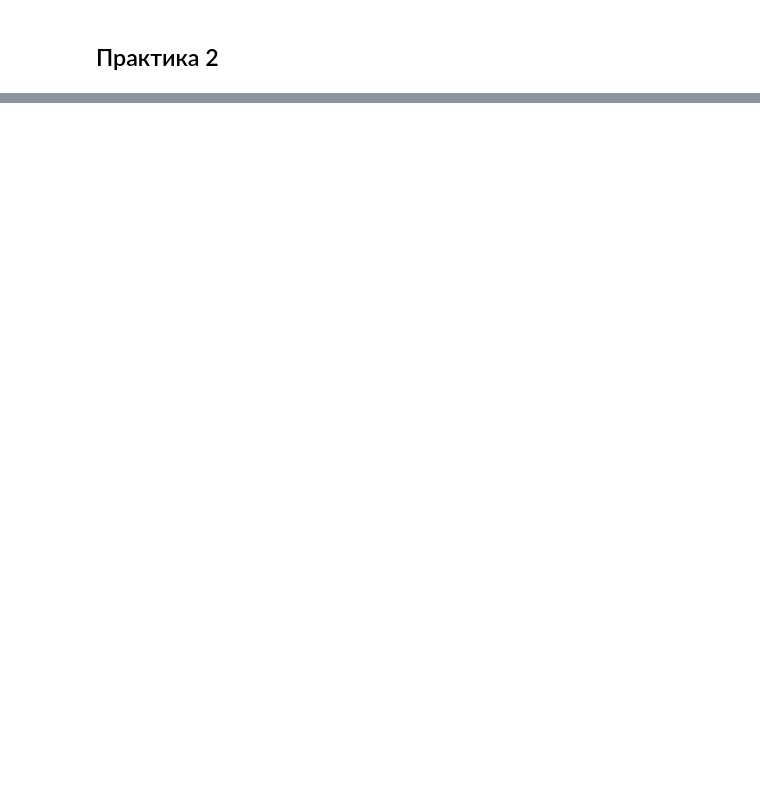
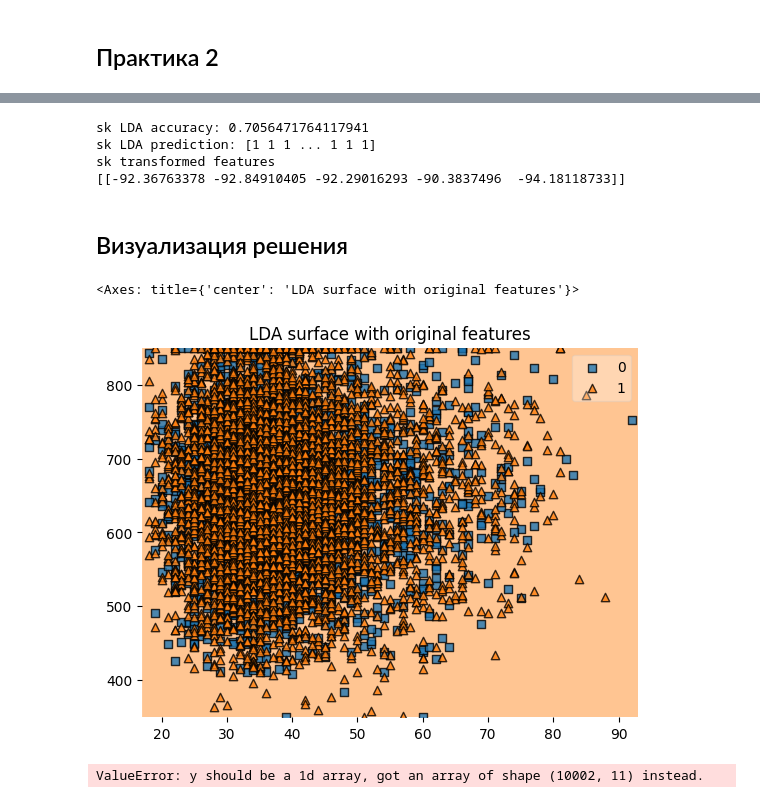
Before and after one commit to QS1lE/ml_data.mining, a Jupyter notebook: practice/practice 2.ipynb, the cells around one changed output, grey strips where cells are left out. Cells and saved outputs as stored; diff of their text form; code cells hidden in the pictures; blank space fills up the shorter version.

Commit message:
непостроена конечная визуализация, непонятно какие столбцы строить

```diff
--- a/practice/practice 2.ipynb
+++ b/practice/practice 2.ipynb
@@ -22,0 +219,9 @@ from sklearn.svm import SVC
+# %%
+import scipy.stats as stats
+
+y_mapped = y.map({'No': 0, 'Yes': 1})
+
+# почему важно перемешивать и делать train и test статистически не различимыми по целевой переменной
+X_train, X_test, y_train, y_test = train_test_split(X, y_mapped, test_size=0.20, shuffle=False)
+
+stats.ttest_ind (a=y_train, b=y_test)
@@ -22,0 +230,4 @@ from sklearn.svm import SVC
+# %%
+X_train, X_test, y_train, y_test = train_test_split(X, y_mapped, test_size=0.20, random_state=15, stratify=y_mapped)
+
+stats.ttest_ind (a=y_train, b=y_test)
@@ -22,0 +285,59 @@ from sklearn.svm import SVC
+# %%
+sk_lda = LinearDiscriminantAnalysis(solver='eigen')
+sk_lda.fit(X_train, y_train)
+sk_lda_pred_res = sk_lda.predict(X_test)
+sk_transformed = sk_lda.transform(X_train)
+sk_lda_accuracy = accuracy_score(y_test, sk_lda_pred_res)
+
+print(f'sk LDA accuracy: {sk_lda_accuracy}')
+print(f'sk LDA prediction: {sk_lda_pred_res}')
+print('sk transformed features', sk_transformed[:5].T, sep='\n')
+# %% [output]
+sk LDA accuracy: 0.7056471764117941
+sk LDA prediction: [1 1 1 ... 1 1 1]
+sk transformed features
+[[-92.36763378 -92.84910405 -92.29016293 -90.3837496  -94.18118733]]
+# %% [markdown]
+## Визуализация решения
+# %%
+from mlxtend.plotting import plot_decision_regions
+
+# Создадим целевой вектор y_2d
+# Преобразуем классы к классам 0, 1, 2 соответственно
+#y_s = y_train.map({'Iris-setosa': 0, 'Iris-versicolor': 1, 'Iris-virginica': 2})
+y_s = y_train
+X_2d= X_train[['Age',	'CreditScore']].values
+
+y_2d = y_s.values
+
+
+sk_lda1 = LinearDiscriminantAnalysis(solver='eigen')
+sk_lda1.fit(X_2d, y_2d)
+
+plt.title('LDA surface with original features')
+plot_decision_regions(
+    	X=X_2d,
+    	y=y_2d,
+    	clf=sk_lda1)
+# %% [output]
+<Axes: title={'center': 'LDA surface with original features'}>
+[figure, added]
+# %%
+data = df["HasCrCard"].map({'No': 0, 'Yes': 1})
+
+Xs = df[['Age',	'CreditScore']]
+ys = df.values
+
+sk_lda2 = LinearDiscriminantAnalysis(solver='eigen')
+X1_lda = sk_lda2.fit(X, ys).transform(X)
+
+Xs = X1_lda
+
+X1_lda_train, X1_lda_test, y1_train, y1_test = train_test_split(X1_lda, ys, random_state=0)
+
+sk_lda2.fit(X1_lda_train, y1_train)
+
+plt.title('LDA surface with transformed features')
+plot_decision_regions(X=X1_lda, y=ys, clf=sk_lda2)
+# %% [output]
+ValueError: y should be a 1d array, got an array of shape (10002, 11) instead.
```
Also changed, not shown: parts of 32 cells of this notebook.
